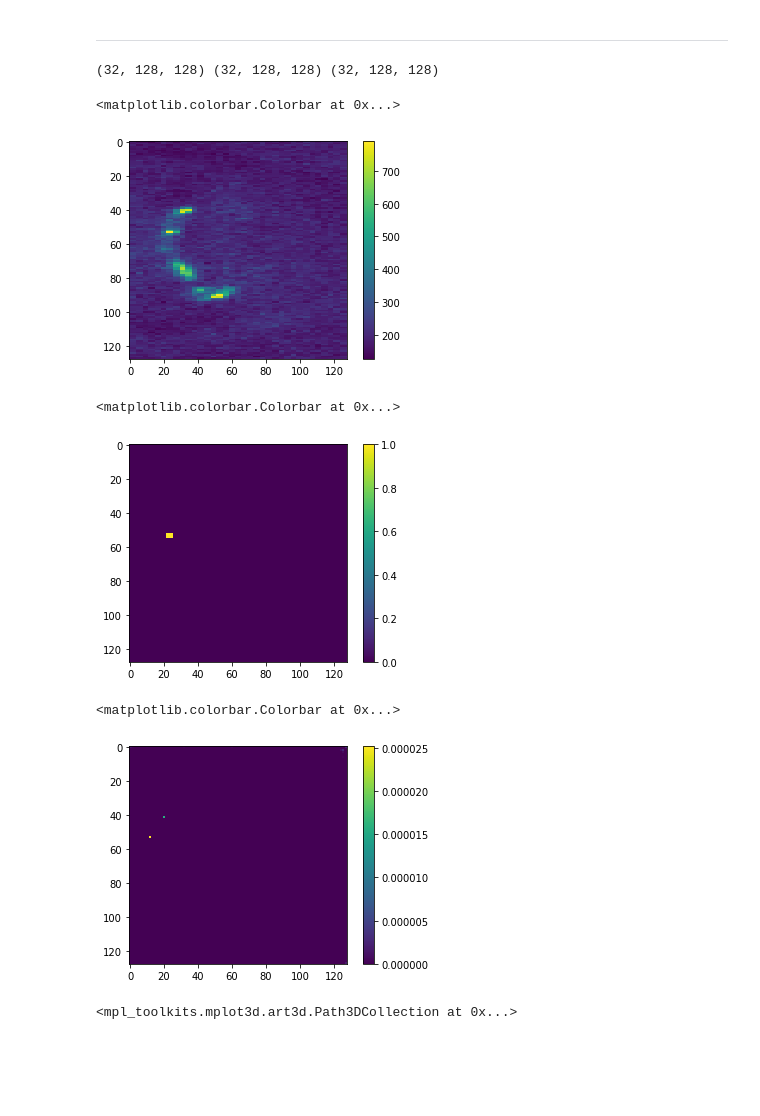
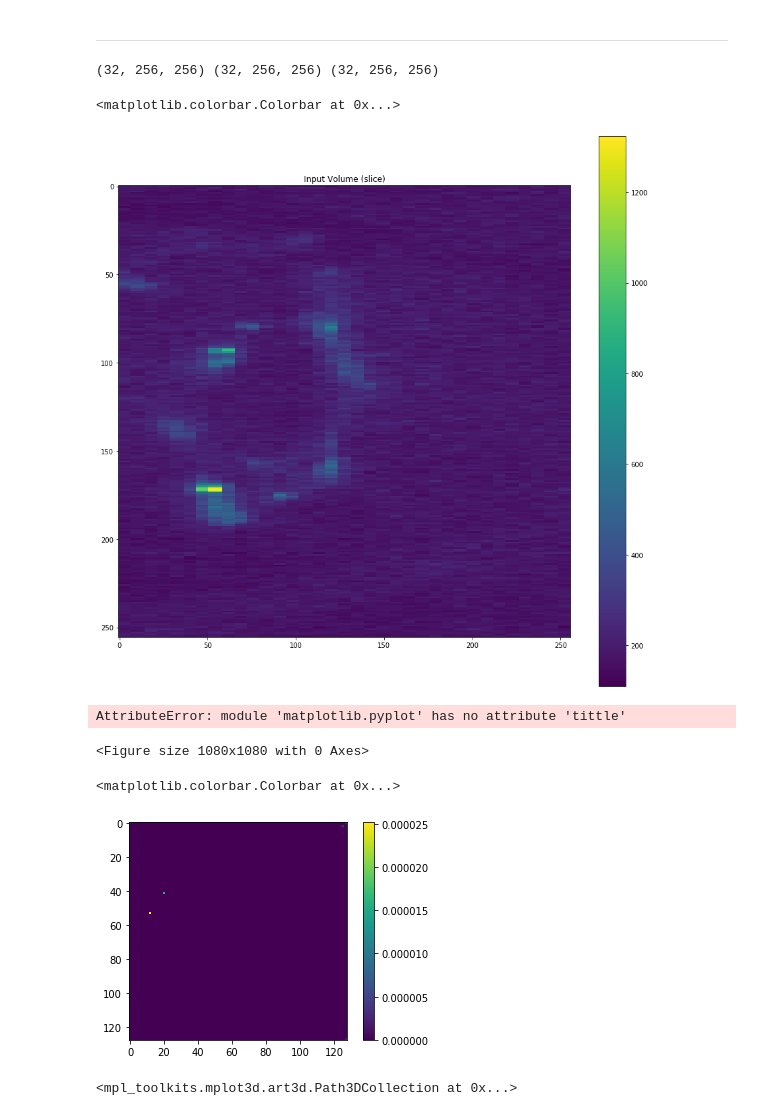
Before and after one commit to Senneschal/lul, a Jupyter notebook: 3D_U-Net.ipynb, the cells around one changed output. Cells and saved outputs as stored; diff of their text form; code cells hidden in the pictures; blank space fills up the shorter version.

```diff
--- a/3D_U-Net.ipynb
+++ b/3D_U-Net.ipynb
@@ -177,29 +196,36 @@ c = np.load('test_mask_npy/3D-Unet_mask.npy')[0:1]
-# %%
-a = a[0,:,:,:,0]
-b = b[0,:,:,:,0]
-c = c[0,:,:,:,0]
-
-print(a.shape,b.shape,c.shape)
-# %% [output]
-(32, 128, 128) (32, 128, 128) (32, 128, 128)
+# %%
+volume = video[-2,:,:,:,0]
+truth = mask[-2,:,:,:,0]
+
+prediction = np.load('test_mask_npy/3D-Unet_prediction.npy')[0:1][0,:,:,:,0]
+
+print(volume.shape,truth.shape,prediction.shape)
+# %% [output]
+(32, 256, 256) (32, 256, 256) (32, 256, 256)
+# %%
+plt.figure(figsize=(15,15))
+plt.title('Input Volume (slice)')
+plt.imshow(volume[10,:,:])
+plt.colorbar()
+# %% [output]
+<matplotlib.colorbar.Colorbar at 0x...>
+[figure, added]
 # %%
-plt.imshow(a[15,:,:])
+plt.figure(figsize=(15,15))
+plt.tittle('Ground Truth')
+plt.imshow(truth[15,:,:])
 plt.colorbar()
 # %% [output]
-<matplotlib.colorbar.Colorbar at 0x...>
+AttributeError: module 'matplotlib.pyplot' has no attribute 'tittle'
-[figure, removed]
+<Figure size 1080x1080 with 0 Axes>
 # %%
-plt.imshow(b[15,:,:])
+plt.figure(figsize=(15,15))
+plt.tittle('Ground Truth')
+plt.imshow(prediction[15,:,:])
 plt.colorbar()
 # %% [output]
 <matplotlib.colorbar.Colorbar at 0x...>
-[figure, old version]
+[figure, new version]
-# %%
-plt.imshow(c[15,:,:])
-plt.colorbar()
-# %% [output]
-<matplotlib.colorbar.Colorbar at 0x...>
-[figure, removed]
 # %%
 from mpl_toolkits import mplot3d
 %matplotlib inline
```
Also changed, not shown: parts of 15 cells of this notebook.
